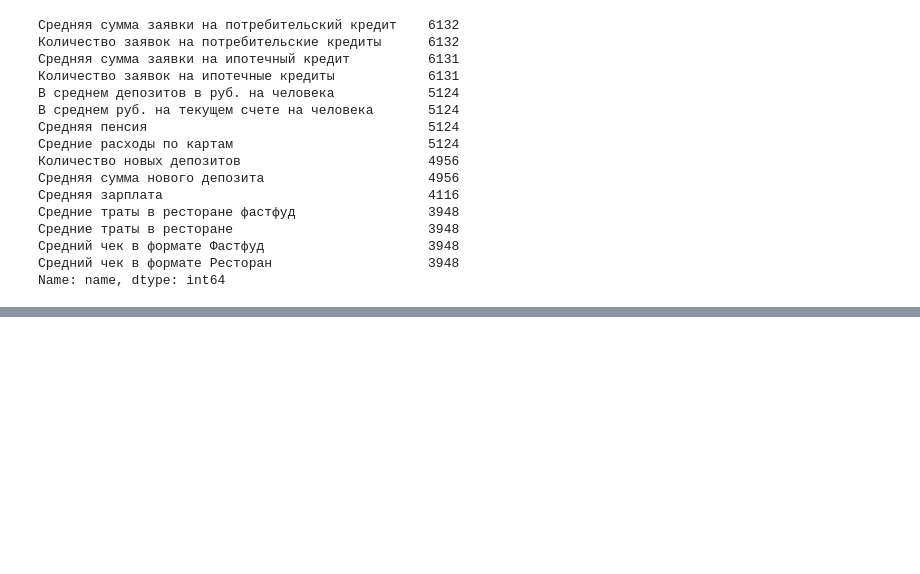
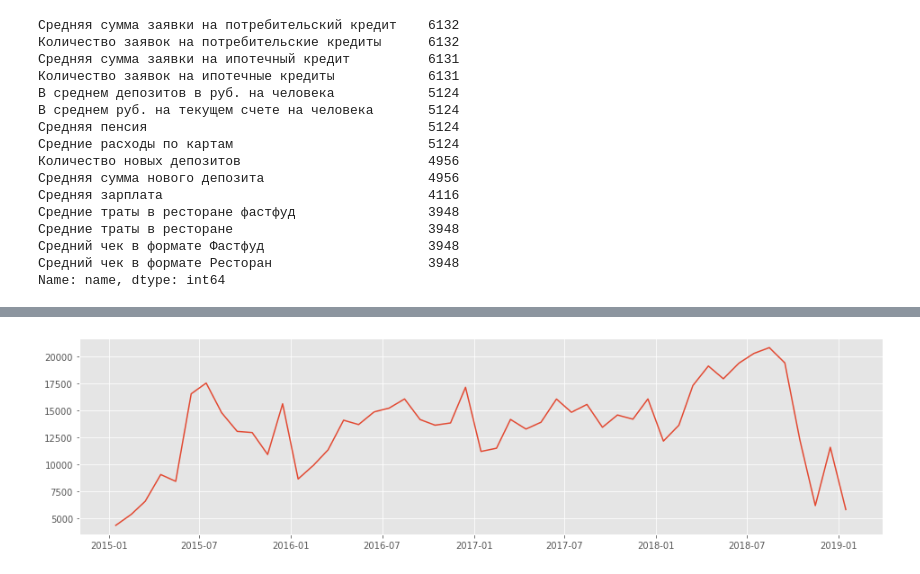
Before and after one commit to koryagin2006/GB_Course_Methods_of_collecting_and_processing_data_from_the_network, a Jupyter notebook: Lesson_8 Open data/Les_8 DZ Sber.ipynb, the cells around one changed output, grey strips where cells are left out. Cells and saved outputs as stored; diff of their text form; code cells hidden in the pictures; blank space fills up the shorter version.

```diff
--- a/Lesson_8 Open data/Les_8 DZ Sber.ipynb
+++ b/Lesson_8 Open data/Les_8 DZ Sber.ipynb
@@ -57,0 +46,7 @@ df['date'].min(), df['date'].max()
+# %%
+filter_date = (df['date'] > '2015-01-01') & (df['date'] < '2020-01-01')
+filter_name = df['name'] == 'Количество заявок на потребительские кредиты'
+filter_reg = df['region'] == 'Оренбургская область'
+
+df_2 = df.loc[filter_date & filter_reg & filter_name]
+df_2
@@ -57,0 +71,8 @@ df['date'].min(), df['date'].max()
+# %%
+plt.figure(figsize=(16,4))
+x = df_2['date']
+y = df_2['value']
+
+plt.plot(x,y);
+# %% [output]
+[figure, added]
```
Also changed, not shown: parts of 10 cells of this notebook.
